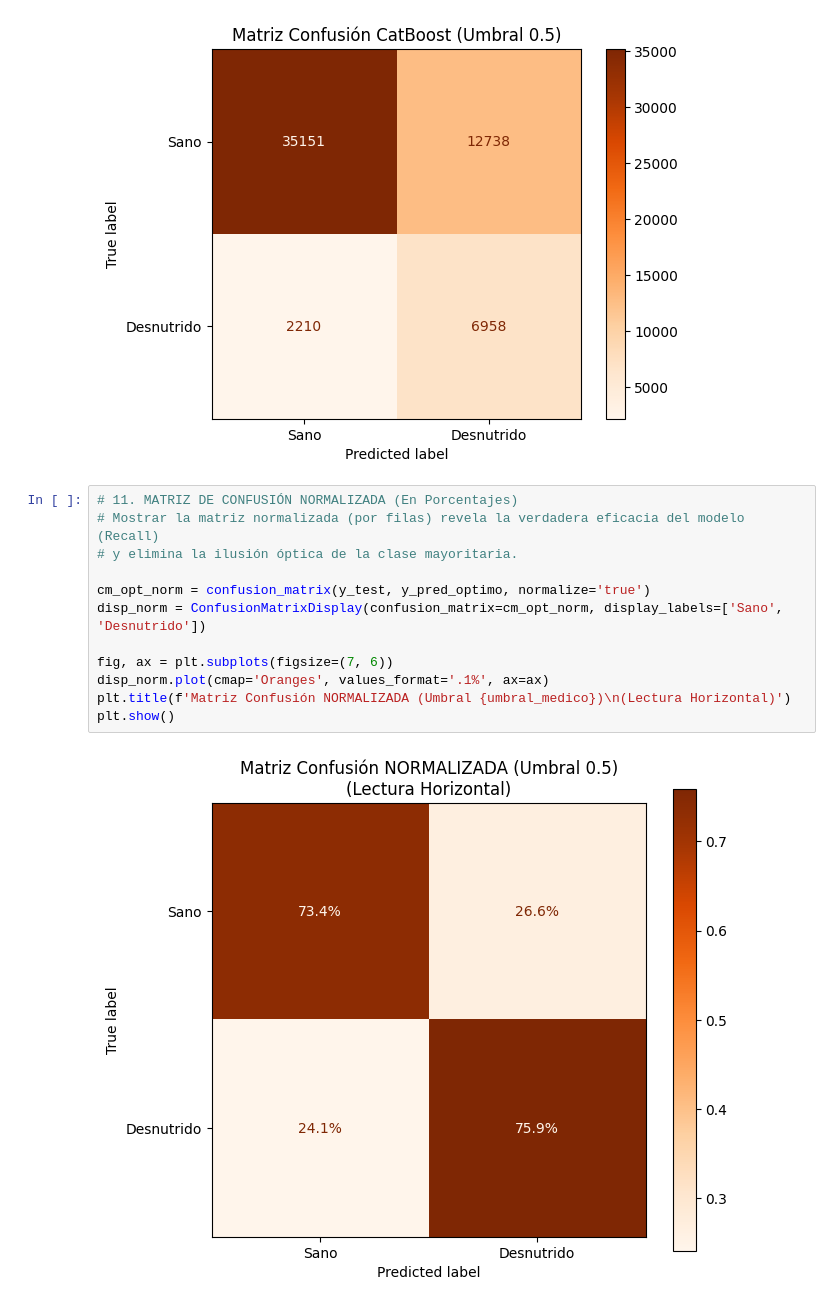
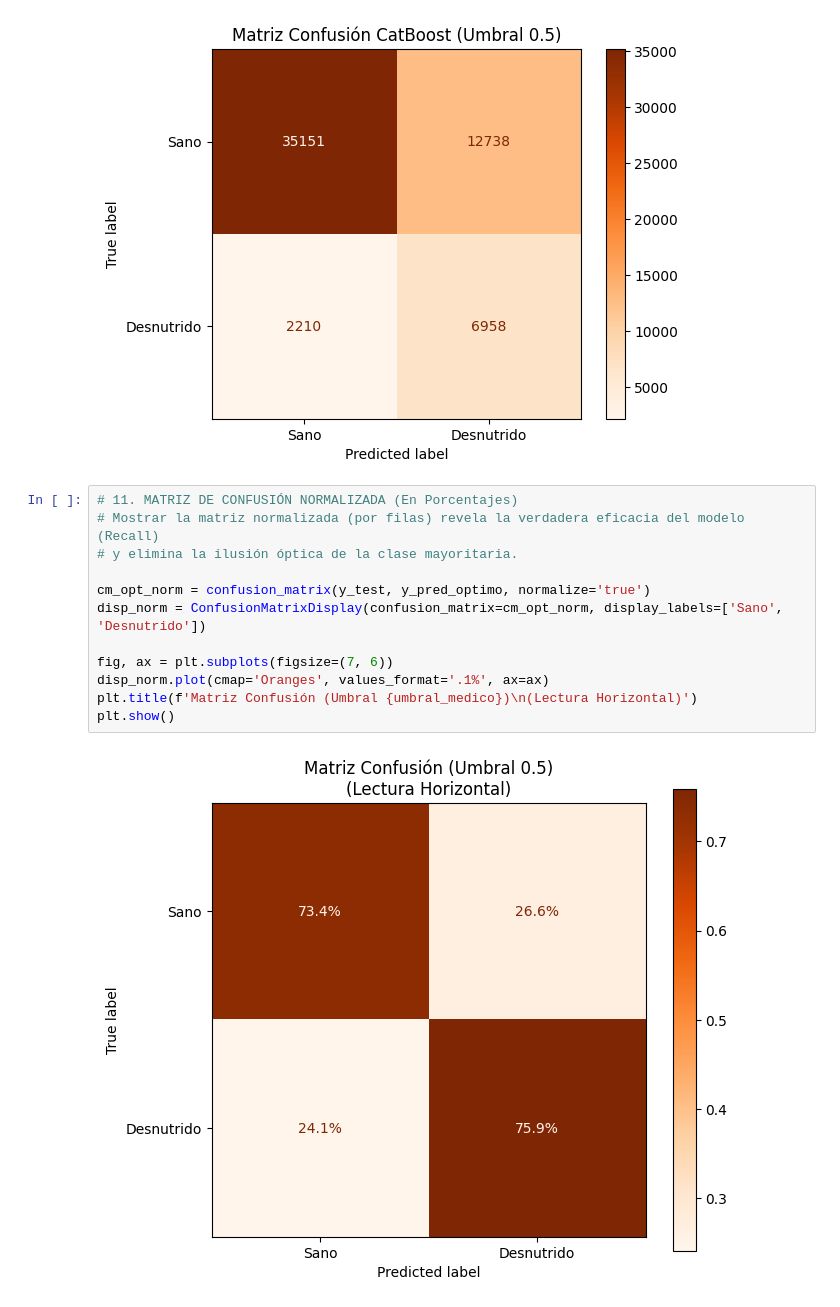
Before and after one commit to abelguevara-upeu/malnutrition-research, a Jupyter notebook: notebooks/03_modeling/01_advanced_boosters_v2.ipynb, the cells around one changed output. Drawn from its saved outputs; the diff is of its cells as text.

```diff
--- a/notebooks/03_modeling/01_advanced_boosters_v2.ipynb
+++ b/notebooks/03_modeling/01_advanced_boosters_v2.ipynb
@@ -297,14 +297,14 @@ Desnutridos (1)       0.35      0.76      0.48      9168
 # %%
 # 11. MATRIZ DE CONFUSIÓN NORMALIZADA (En Porcentajes)
 # Mostrar la matriz normalizada (por filas) revela la verdadera eficacia del modelo (Recall)
 # y elimina la ilusión óptica de la clase mayoritaria.
 
 cm_opt_norm = confusion_matrix(y_test, y_pred_optimo, normalize='true')
 disp_norm = ConfusionMatrixDisplay(confusion_matrix=cm_opt_norm, display_labels=['Sano', 'Desnutrido'])
 
 fig, ax = plt.subplots(figsize=(7, 6))
 disp_norm.plot(cmap='Oranges', values_format='.1%', ax=ax)
-plt.title(f'Matriz Confusión NORMALIZADA (Umbral {umbral_medico})\n(Lectura Horizontal)')
+plt.title(f'Matriz Confusión (Umbral {umbral_medico})\n(Lectura Horizontal)')
 plt.show()
 # %% [output]
-[figure, old version]
+[figure, new version]
```
Also changed, not shown: 17 other files.
